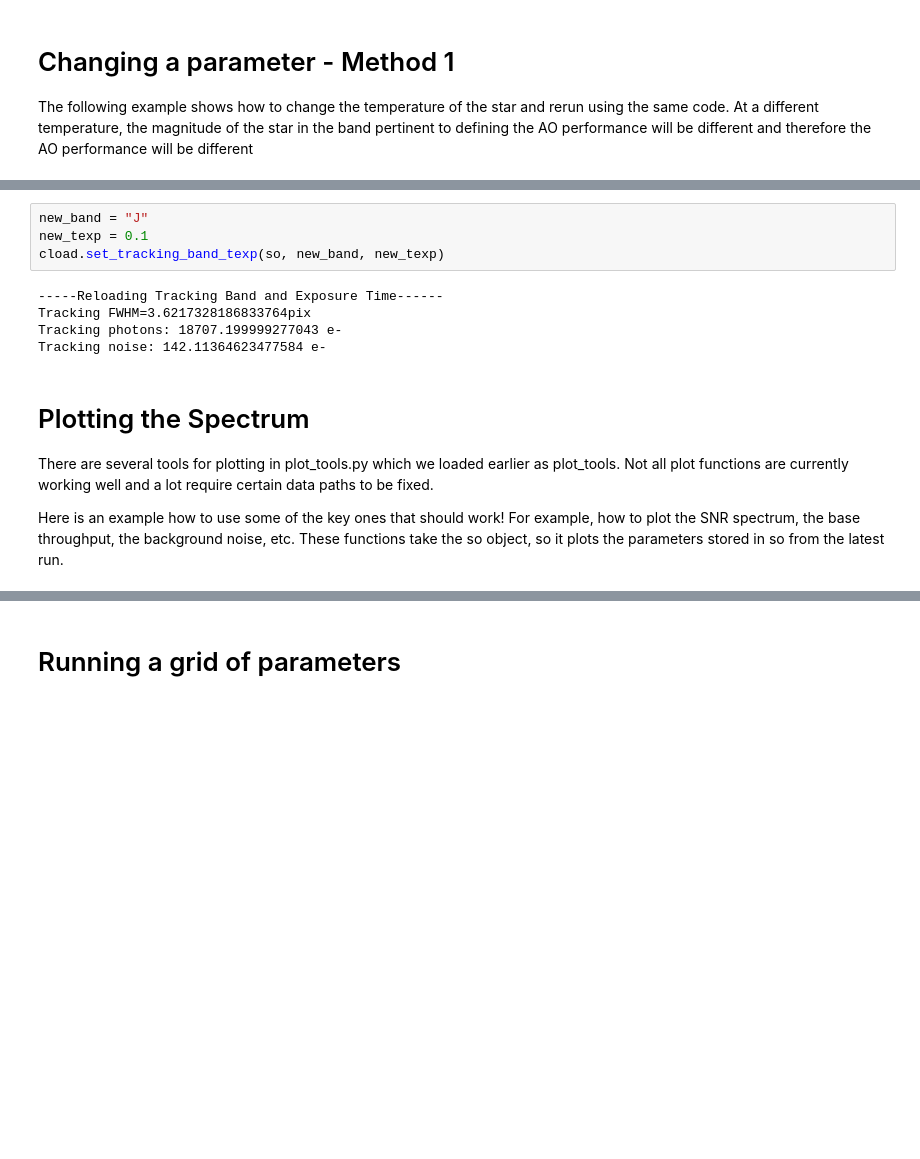
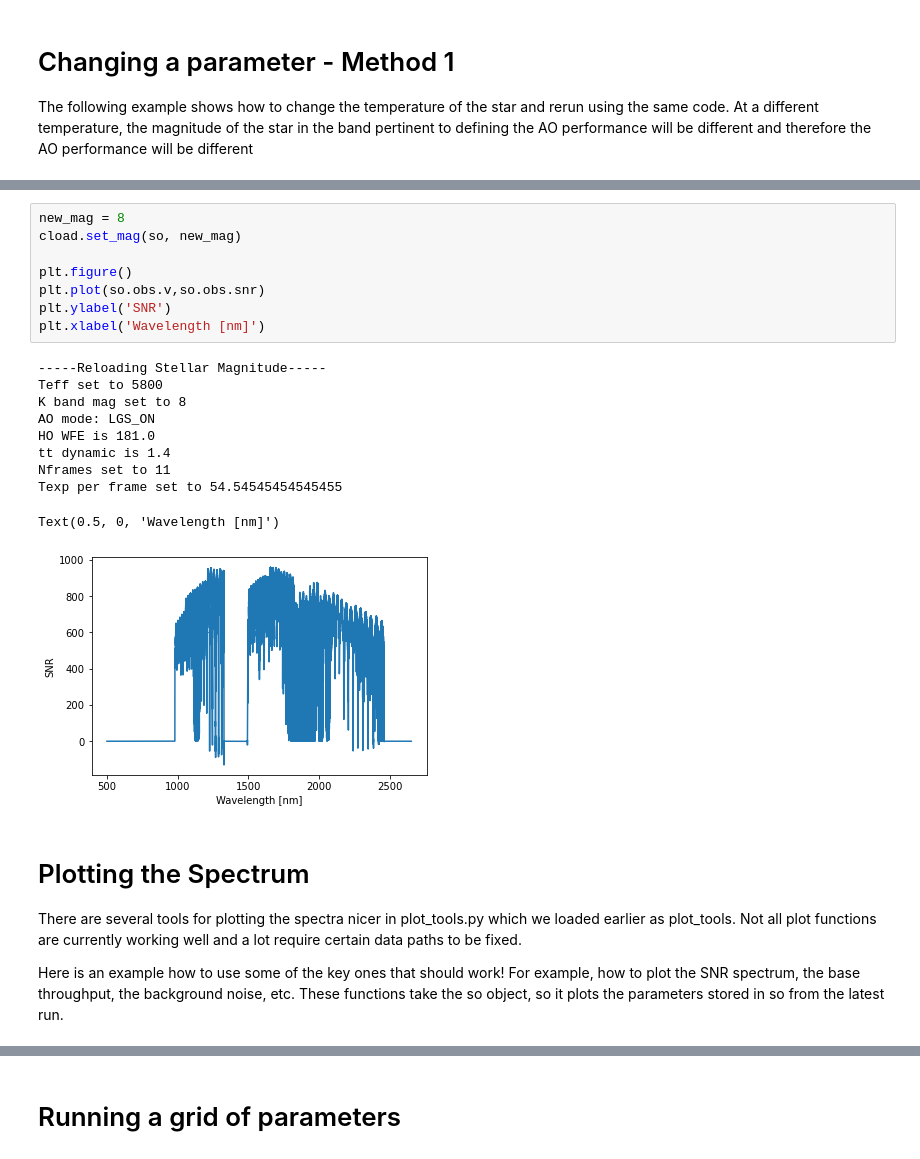
Before and after one commit to ashbake/specsim, a Jupyter notebook: examples/Tutorial_SNR_Grids.ipynb, the cells around one changed output, grey strips where cells are left out. Saved outputs shown, nothing was run; the diff lists cells and outputs as text; blank space fills up the shorter version.

```diff
--- a/examples/Tutorial_SNR_Grids.ipynb
+++ b/examples/Tutorial_SNR_Grids.ipynb
@@ -97,15 +96,25 @@ Some parameters or situations don't require re-running everything. For example,
 # %%
-new_band = "J"
-new_texp = 0.1
-cload.set_tracking_band_texp(so, new_band, new_texp)
+new_mag = 8
+cload.set_mag(so, new_mag)
+
+plt.figure()
+plt.plot(so.obs.v,so.obs.snr)
+plt.ylabel('SNR')
+plt.xlabel('Wavelength [nm]')
 # %% [output]
------Reloading Tracking Band and Exposure Time------
-Tracking FWHM=3.6217328186833764pix
-Tracking photons: 18707.199999277043 e-
-Tracking noise: 142.11364623477584 e-
+-----Reloading Stellar Magnitude-----
+Teff set to 5800
+K band mag set to 8
+AO mode: LGS_ON
+HO WFE is 181.0
+tt dynamic is 1.4
+Nframes set to 11
+Texp per frame set to 54.54545454545455
+Text(0.5, 0, 'Wavelength [nm]')
+[figure, added]
 # %% [markdown]
 # Plotting the Spectrum
-There are several tools for plotting in plot_tools.py which we loaded earlier as plot_tools. Not all plot functions are currently working well and a lot require certain data paths to be fixed.
+There are several tools for plotting the spectra nicer in plot_tools.py which we loaded earlier as plot_tools. Not all plot functions are currently working well and a lot require certain data paths to be fixed.
 
 Here is an example how to use some of the key ones that should work! For example, how to plot the SNR spectrum, the base throughput, the background noise, etc. These functions take the so object, so it plots the parameters stored in so from the latest run.
 # %%
```
Also changed, not shown: parts of 7 cells of this notebook, 9 other files.
